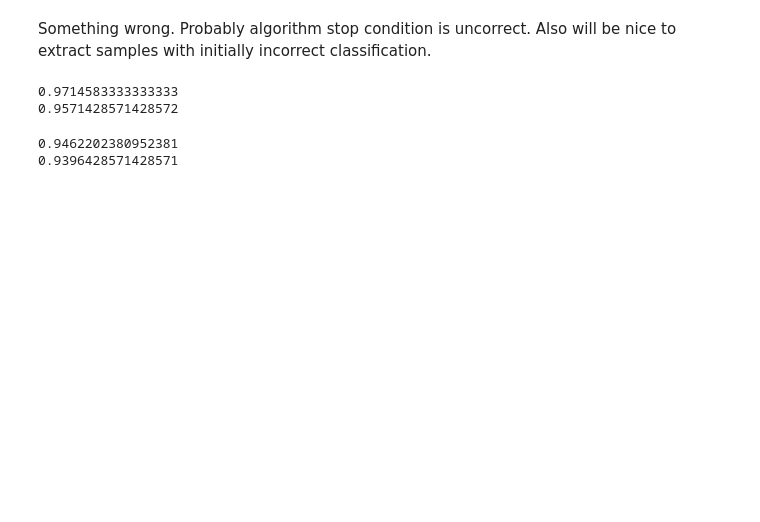
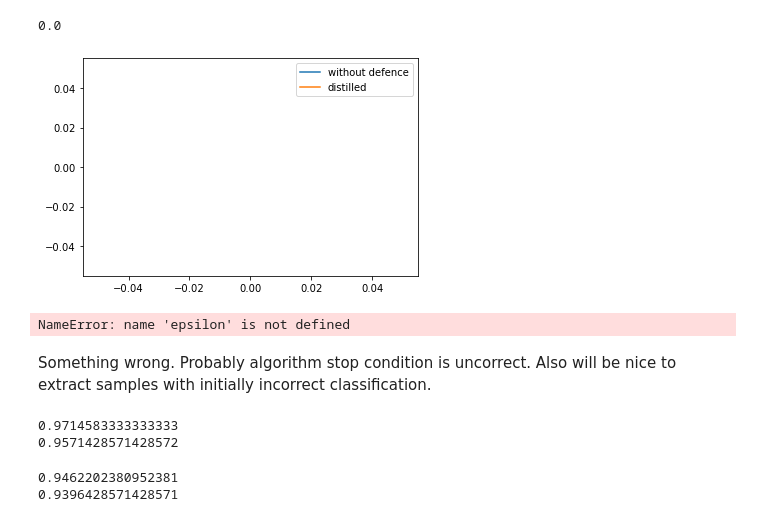
Before and after one commit to BohdanBuhrii/Defending-DNN-against-attacks, a Jupyter notebook: Program/Non-targeted attack compare.ipynb, the cells around one changed output. Saved outputs shown, nothing was run; the diff lists cells and outputs as text; code cells hidden in the pictures; blank space fills up the shorter version.

```diff
--- a/Program/Non-targeted attack compare.ipynb
+++ b/Program/Non-targeted attack compare.ipynb
@@ -306,0 +175,3 @@ plt.show()
+# %%
+df_dist, insights_dist = get_insights(cls_dist)
+df
@@ -307,3 +222,38 @@ plt.show()
+# %%
+n_iter = max(max(insights['iterations']), max(insights_dist['iterations']))
+n_iter
+# %% [output]
+0.0
+# %%
+iterations = np.arange(n_iter)
+
+accuracy = []
+accuracy_dist = []
+for i in iterations:
+  accuracy.append(1 - sum(insights['iterations']<=i)/Y_test_c.shape[0])
+  accuracy_dist.append(1 - sum(insights_dist['iterations']<=i)/Y_test_c.shape[0])
+
+plt.plot(iterations, accuracy, label='without defence')
+plt.plot(iterations, accuracy_dist, label='distilled')
+plt.legend()
+plt.show()
+# %% [output]
+[figure, added]
+# %%
+epsilons = np.arange(50)/255
+
+accuracy = []
+accuracy_dist = []
+for e in iterations:
+  accuracy.append(1 - sum(insights['epsilon']<=e)/Y_test_c.shape[0])
+  accuracy_dist.append(1 - sum(insights_dist['epsilon']<=e)/Y_test_c.shape[0])
+
+plt.plot(epsilon, accuracy, label='without defence')
+plt.plot(epsilons, accuracy_dist, label='distilled')
+plt.legend()
+plt.show()
+# %% [output]
+NameError: name 'epsilon' is not defined
 # %% [markdown]
 Something wrong. Probably algorithm stop condition is uncorrect. Also will be nice to extract samples with initially incorrect classification.
 # %%
```
Also changed, not shown: parts of 22 cells of this notebook, 1 other file.
